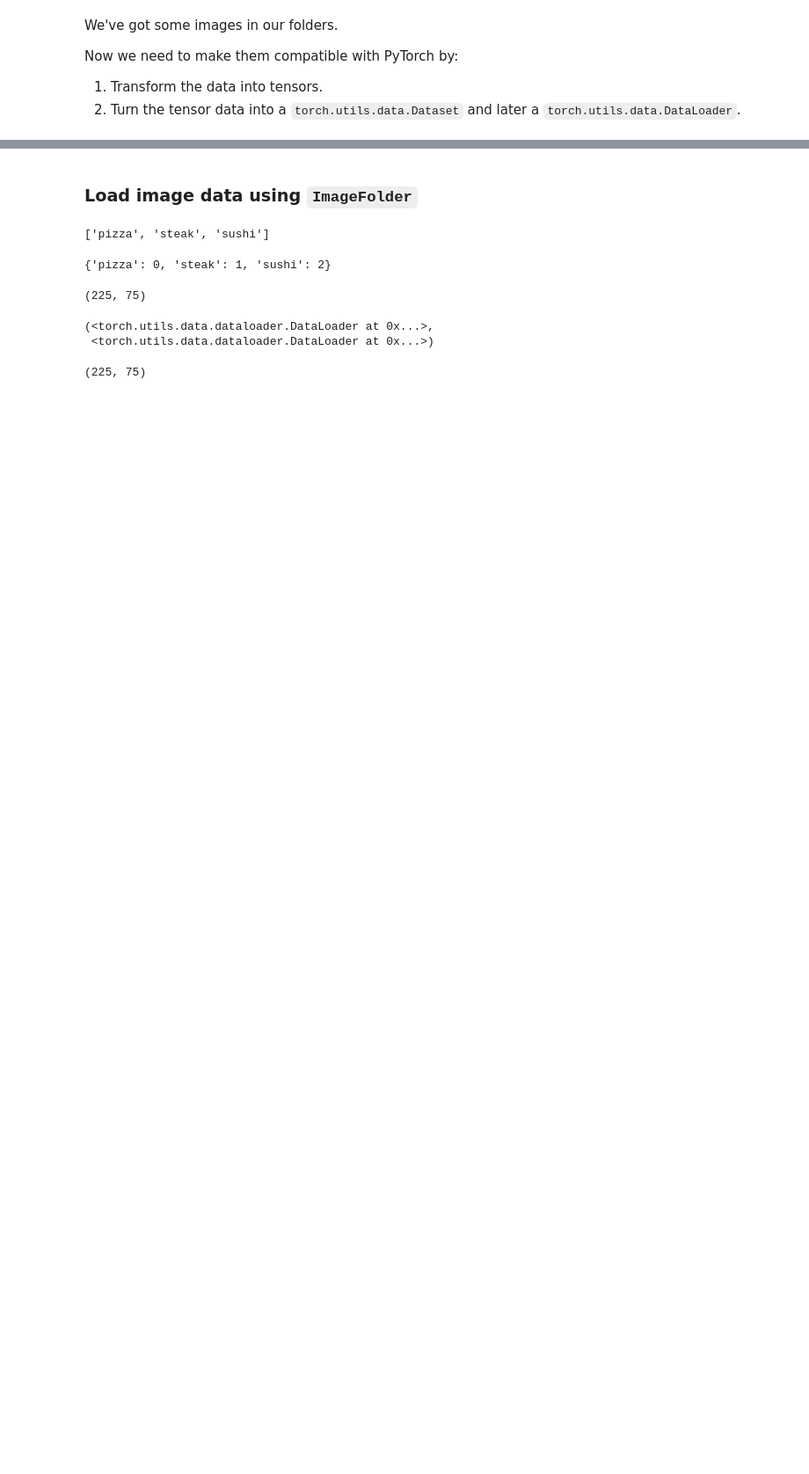
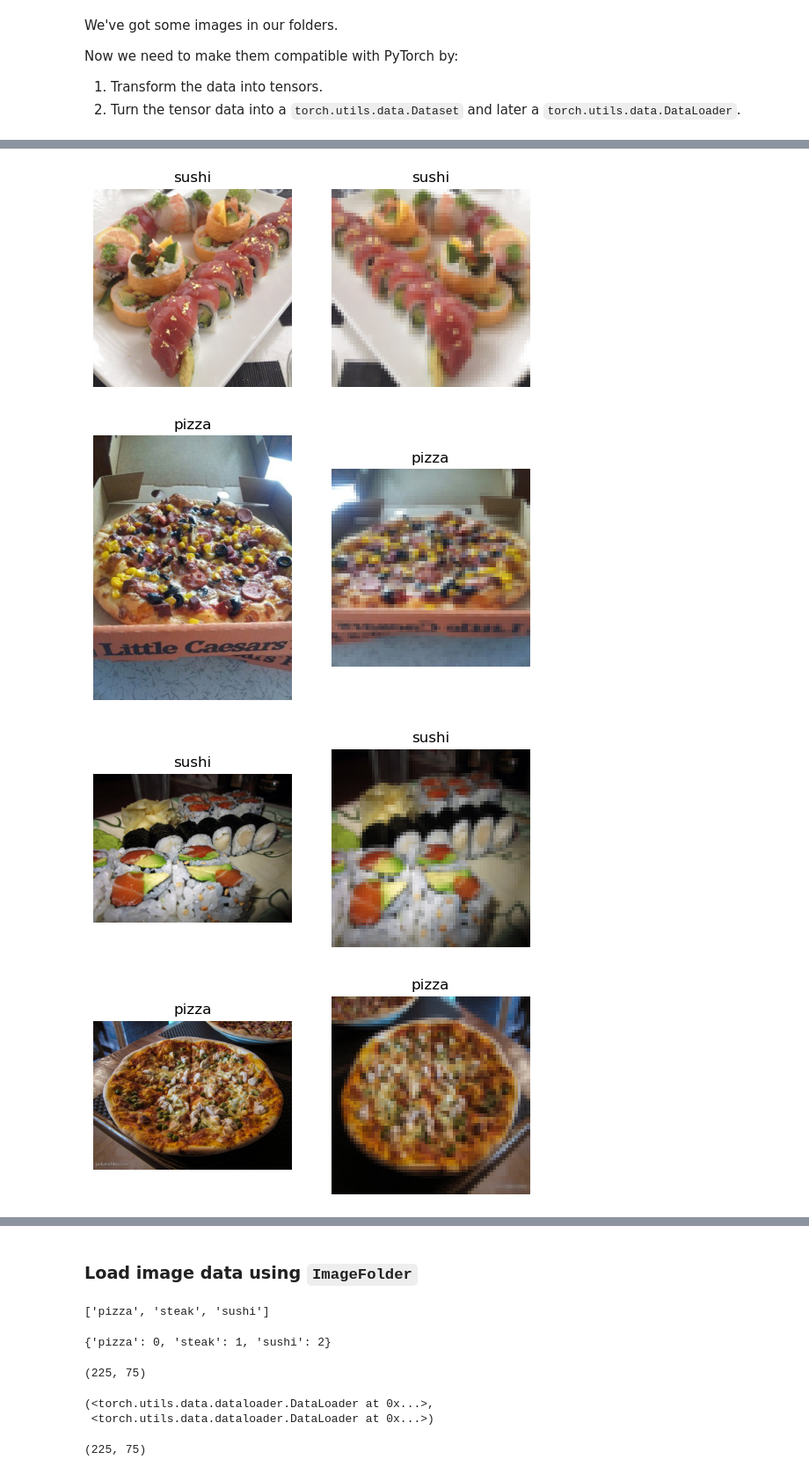
Before and after one commit to Tinonturja/PyTorch-Basics-with-Computer-Vision, a Jupyter notebook: 04_pytorch_custom_datasets_exercises.ipynb, the cells around one changed output, grey strips where cells are left out. Shown at 88% size. Saved outputs shown, nothing was run; the diff lists cells and outputs as text; code cells hidden in the pictures; blank space fills up the shorter version.

```diff
--- a/04_pytorch_custom_datasets_exercises.ipynb
+++ b/04_pytorch_custom_datasets_exercises.ipynb
@@ -139,0 +182,27 @@ Now we need to make them compatible with PyTorch by:
+# %%
+# Write a function to plot transformed images
+def plot_original_and_transformed_img(data: str,
+                                     transform):
+    img_list = list(pathlib.Path(data).glob('*/*/*.jpg'))
+    random_imgs = list(random.sample(img_list,k = 6))
+
+
+
+    for img in random_imgs:
+        with Image.open(img) as f:
+
+            # Convert the image into numpy
+            img_numpy = np.asarray(f)
+
+            fig,ax = plt.subplots(nrows= 1,ncols =2)
+            # plot the image
+            ax[0].imshow(img_numpy)
+            ax[0].set_title(img.parent.stem)
+            ax[0].axis(False)
+
+            # Transformed the image
+            transformed_img = transform(f)
+
+            ax[1].imshow(transformed_img.permute(1,2,0))
+            ax[1].set_title(img.parent.stem)
+            ax[1].axis(False)
@@ -139,0 +211,8 @@ Now we need to make them compatible with PyTorch by:
+# %%
+visualized_img = plot_original_and_transformed_img(data=image_path,
+                                                  transform=img_train_transform)
+# %% [output]
+[figure, added]
+[figure, added]
+[figure, added]
+[figure, added]
```
Also changed, not shown: parts of 12 cells of this notebook, 1 other file.
